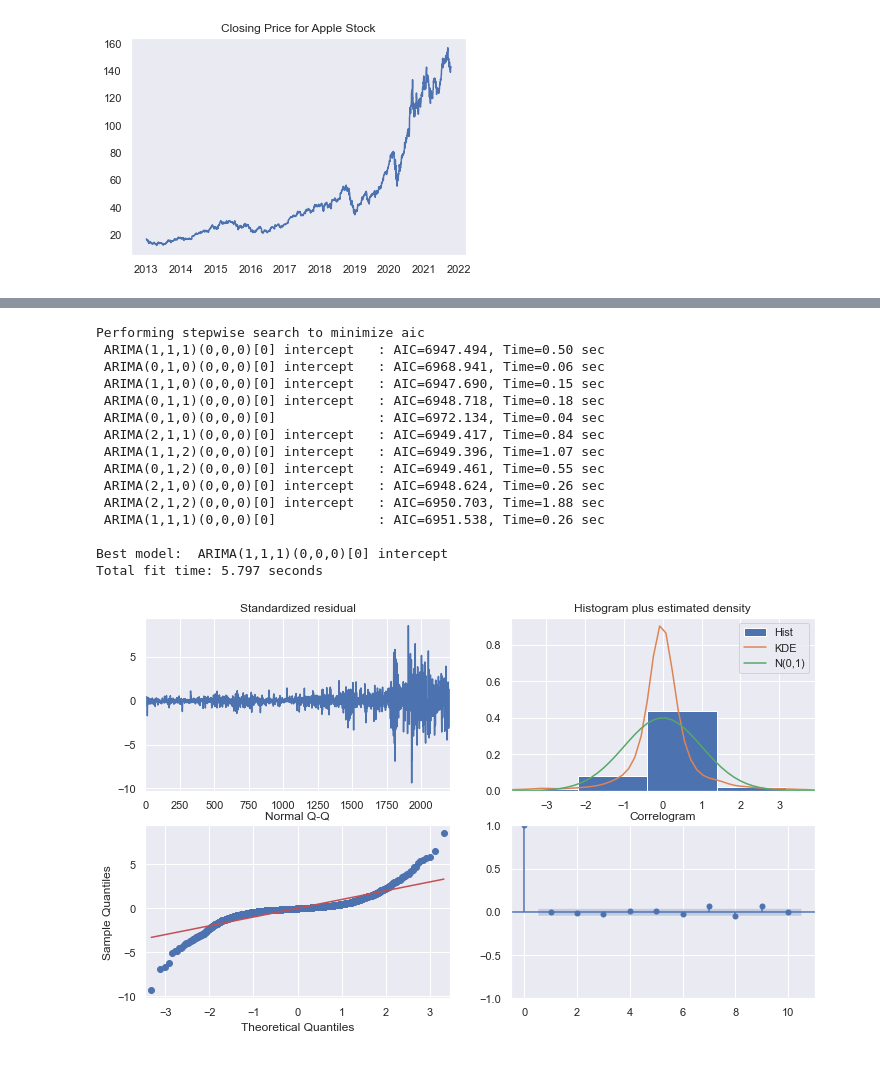
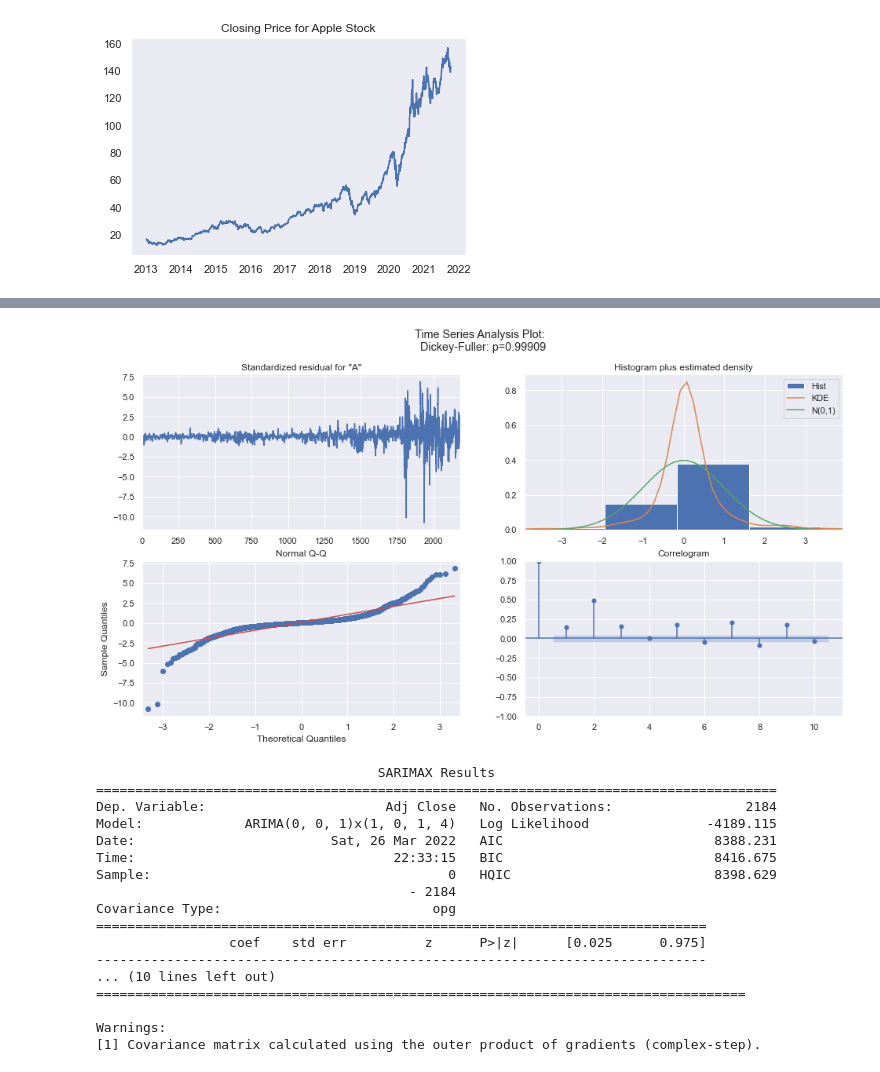
Before and after one commit to Hendyley/SC1015_Mini_Project, a Jupyter notebook: Analysis/ARIMA-GARCH/ARIMAGARCHPrediction.ipynb, the cells around one changed output, grey strips where cells are left out. Cells and saved outputs as stored; diff of their text form; code cells hidden in the pictures.

```diff
--- a/Analysis/ARIMA-GARCH/ARIMAGARCHPrediction.ipynb
+++ b/Analysis/ARIMA-GARCH/ARIMAGARCHPrediction.ipynb
@@ -23,6 +22,7 @@ test = pd.read_csv("../../Data/AAPLTest.csv",parse_dates=['Date'],index_col=['Da
 # %%
 train = train.loc[lambda x : x.index > dt.datetime(2012,12,31)]
 df = pd.concat([train,test])
+df['rtx'] = df['Adj Close'].pct_change(1).mul(100)
 # %%
 plt.plot(df.index,df['Adj Close'])
 plt.title("Closing Price for Apple Stock")
@@ -81,32 +62,9 @@ def tsplot(y, lags=None, figsize=(12,7), style='bmh'):
-# %%
-model = pm.auto_arima(df['Adj Close'],start_p=1,start_q=1,test='adf',start_P=1,start_Q=1,D=1,d=None,trace=True,error_action='ignore')
-model.plot_diagnostics(figsize=(12,7))
-plt.show()
-# %% [output]
-Performing stepwise search to minimize aic
- ARIMA(1,1,1)(0,0,0)[0] intercept   : AIC=6947.494, Time=0.50 sec
- ARIMA(0,1,0)(0,0,0)[0] intercept   : AIC=6968.941, Time=0.06 sec
- ARIMA(1,1,0)(0,0,0)[0] intercept   : AIC=6947.690, Time=0.15 sec
- ARIMA(0,1,1)(0,0,0)[0] intercept   : AIC=6948.718, Time=0.18 sec
- ARIMA(0,1,0)(0,0,0)[0]             : AIC=6972.134, Time=0.04 sec
- ARIMA(2,1,1)(0,0,0)[0] intercept   : AIC=6949.417, Time=0.84 sec
- ARIMA(1,1,2)(0,0,0)[0] intercept   : AIC=6949.396, Time=1.07 sec
- ARIMA(0,1,2)(0,0,0)[0] intercept   : AIC=6949.461, Time=0.55 sec
- ARIMA(2,1,0)(0,0,0)[0] intercept   : AIC=6948.624, Time=0.26 sec
- ARIMA(2,1,2)(0,0,0)[0] intercept   : AIC=6950.703, Time=1.88 sec
- ARIMA(1,1,1)(0,0,0)[0]             : AIC=6951.538, Time=0.26 sec
-
-Best model:  ARIMA(1,1,1)(0,0,0)[0] intercept
-Total fit time: 5.797 seconds
-[figure, removed]
 # %%
 ps = range(0,2)
-d = 1
 qs = range(0,2)
 Ps = range(0,2)
-D = 1
 Qs = range(0,2)
-s = 5
+s = 4
 
 parameters = product(ps, qs, Ps, Qs)
 parameters_list = list(parameters)
@@ -133,0 +96,29 @@ arima_pred = best_model.predict(start=test.index[0], end=test.index[-1])
+# %%
+p_value = adfuller(train['Adj Close'])[1]
+plt.style = 'bmh'
+fig = plt.figure(figsize=(16,8))
+fig.suptitle("Time Series Analysis Plot: \n Dickey-Fuller: p={0:.5f}".format(p_value))
+best_model_price.plot_diagnostics(fig=fig)
+plt.show()
+# %% [output]
+[figure, added]
+# %%
+print(best_model_price.summary())
+# %% [output]
+                                    SARIMAX Results
+=======================================================================================
+Dep. Variable:                       Adj Close   No. Observations:                 2184
+Model:             ARIMA(0, 0, 1)x(1, 0, 1, 4)   Log Likelihood               -4189.115
+Date:                         Sat, 26 Mar 2022   AIC                           8388.231
+Time:                                 22:33:15   BIC                           8416.675
+Sample:                                      0   HQIC                          8398.629
+                                        - 2184
+Covariance Type:                           opg
+==============================================================================
+                 coef    std err          z      P>|z|      [0.025      0.975]
+------------------------------------------------------------------------------
+... (10 lines left out)
+===================================================================================
+
+Warnings:
+[1] Covariance matrix calculated using the outer product of gradients (complex-step).
```
Also changed, not shown: parts of 8 cells of this notebook, 1 other file.
